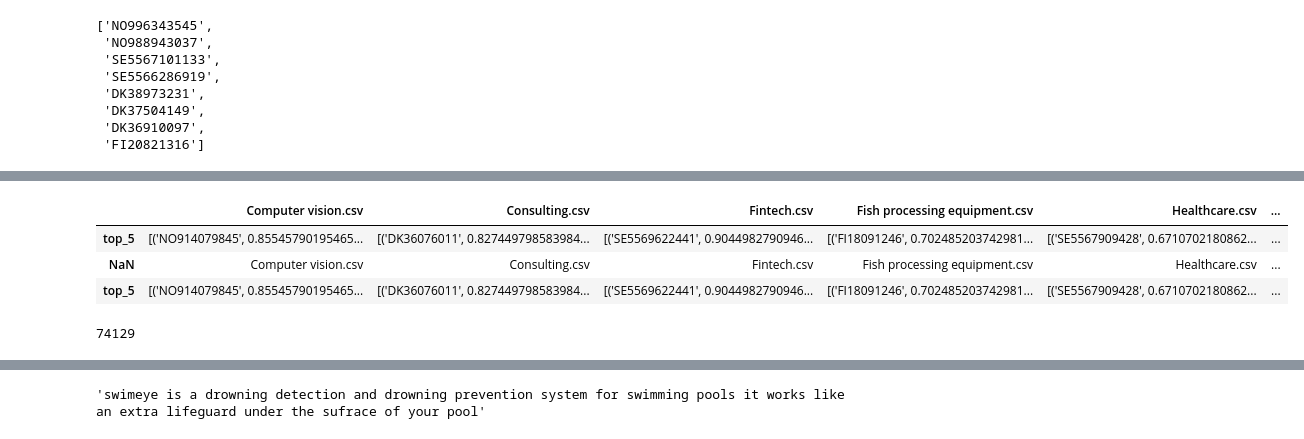
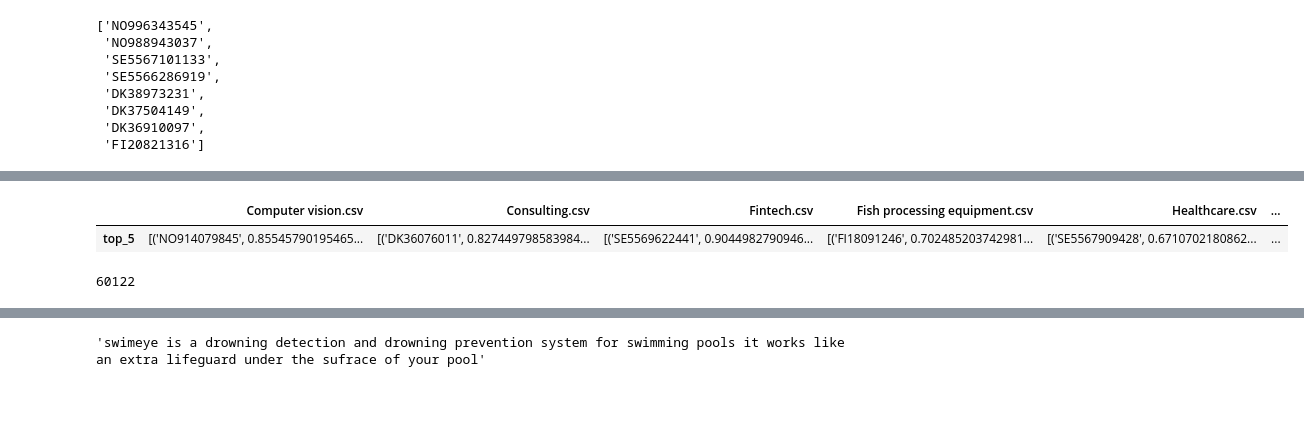
Before and after one commit to SebastianBitsch/document-similarity-search, a Jupyter notebook: sbert.ipynb, the cells around one changed output, grey strips where cells are left out. Drawn from its saved outputs; the diff is of its cells as text; code cells hidden in the pictures; blank space fills up the shorter version.

```diff
--- a/sbert.ipynb
+++ b/sbert.ipynb
@@ -260,16 +240,14 @@ out_df.to_csv('top_5_all.csv', header=True, index=True, mode='a')
 # %%
-new_df = pd.read_csv('top_5_all.csv', index_col=0)
-new_df
+'''new_df = pd.read_csv('top_5_all.csv', index_col=0)
+new_df'''
 # %% [output]
 |  | Computer vision.csv | Consulting.csv | Fintech.csv | Fish processing equipment.csv | Healthcare.csv | ... |
 | top_5 | [('NO914079845', 0.85545790195465... | [('DK36076011', 0.827449798583984... | [('SE5569622441', 0.9044982790946... | [('FI18091246', 0.702485203742981... | [('SE5567909428', 0.6710702180862... | ... |
-| NaN | Computer vision.csv | Consulting.csv | Fintech.csv | Fish processing equipment.csv | Healthcare.csv | ... |
-| top_5 | [('NO914079845', 0.85545790195465... | [('DK36076011', 0.827449798583984... | [('SE5569622441', 0.9044982790946... | [('FI18091246', 0.702485203742981... | [('SE5567909428', 0.6710702180862... | ... |
 # %%
-corpus = df.text_stemmed.tolist()
+corpus = df.description.tolist()
 len(corpus)
 # %% [output]
-74129
+60122
 # %%
 corpus_embeddings = embedder.encode(corpus, convert_to_tensor=True)
 # %%
```
Also changed, not shown: parts of 15 cells of this notebook, 1 other file.
